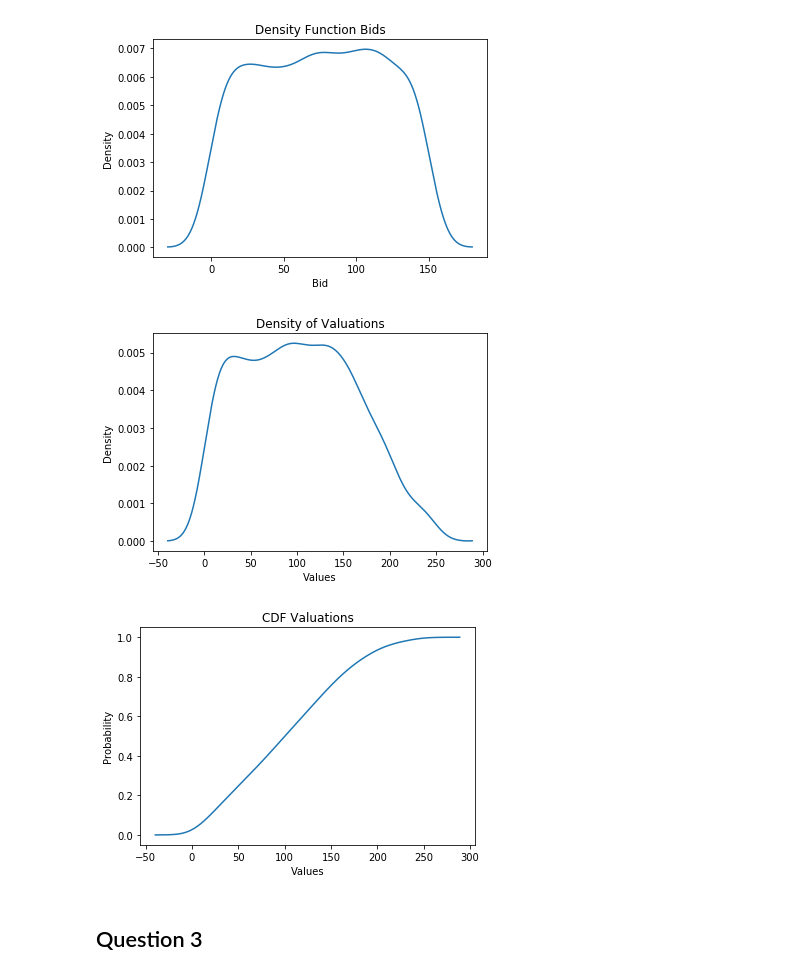
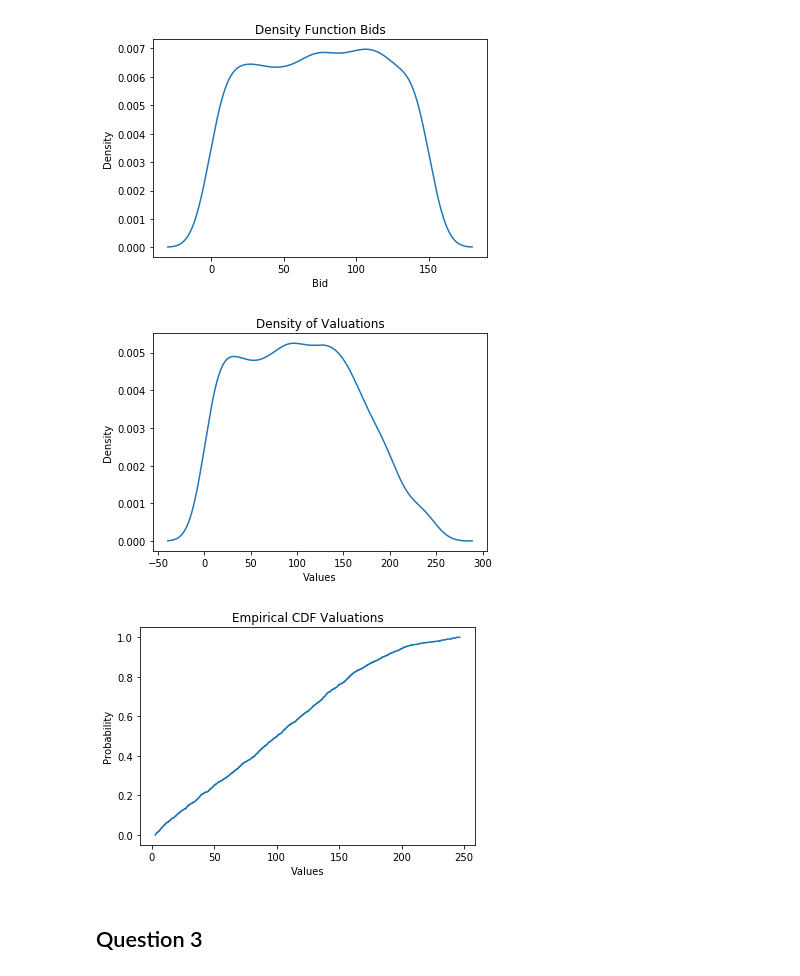
Before and after one commit to ericschulman/struct, a Jupyter notebook: hw5_io/auctions.ipynb, the cells around one changed output. Drawn from its saved outputs; the diff is of its cells as text; code cells hidden in the pictures.

```diff
--- a/hw5_io/auctions.ipynb
+++ b/hw5_io/auctions.ipynb
@@ -221,7 +221,7 @@ def est_values(data):
     return data + G(data)/g(data)/(3.)
 
 
-
+#KDE for all valuations assuming symmetry/independence
 values = est_values(fpa_reshape)
 kde = sm.nonparametric.KDEUnivariate(values)
 kde.fit()
@@ -231,15 +231,22 @@ plt.title('Density of Valuations')
 plt.xlabel('Values')
 plt.ylabel('Density')
 plt.show()
-
-plt.plot(kde.support, kde.cdf)
-plt.title('CDF Valuations')
-plt.xlabel('Values')
-plt.ylabel('Probability')
-plt.show()
 # %% [output]
 [figure]
-[figure, removed]
+# %%
+#ECDF for all valuations assuming symmetry/independence
+v = values.copy()
+v.sort()
+ecdf = sm.distributions.empirical_distribution.ECDF(v)
+ecdf= ecdf(v)
+plt.step(v, ecdf)
+
+plt.title('Empirical CDF Valuations')
+plt.xlabel('Values')
+plt.ylabel('Probability')
+plt.show()
+# %% [output]
+[figure, added]
 # %% [markdown]
 ## Question 3
 # %%
```
Also changed, not shown: parts of 4 cells of this notebook.
